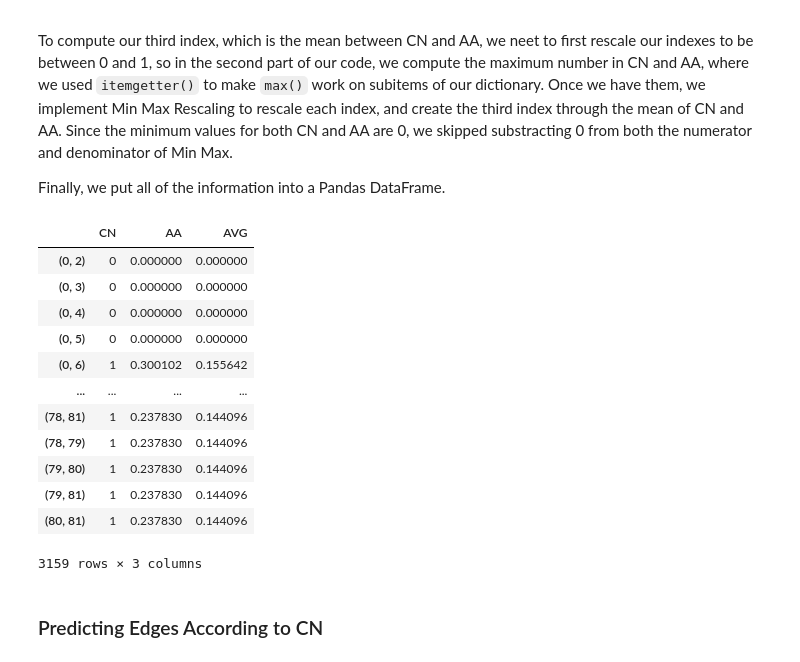
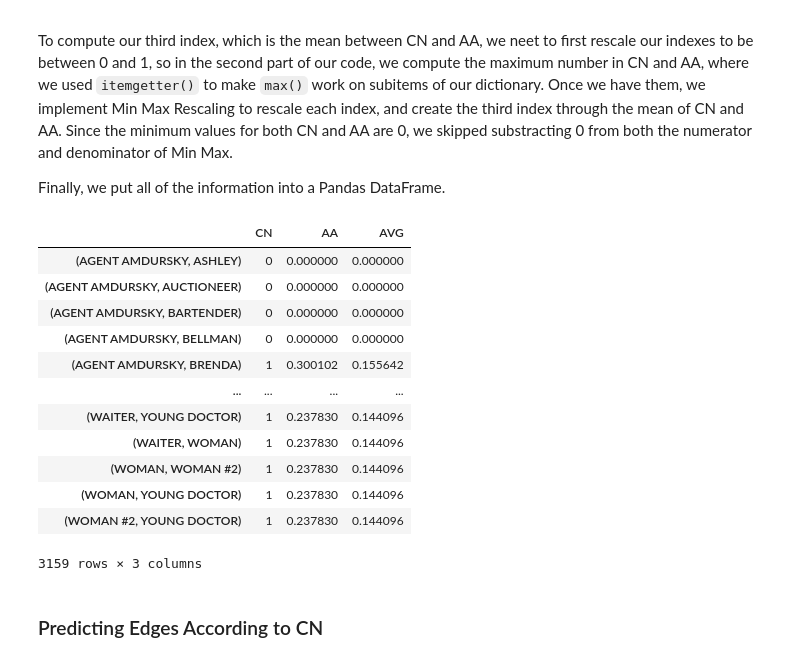
Before and after one commit to leofarfan7/luiss-sna-group-project, a Jupyter notebook: CatchMeIfYouCan_Group_Project.ipynb, the cells around one changed output. Drawn from its saved outputs; the diff is of its cells as text; code cells hidden in the pictures.

```diff
--- a/CatchMeIfYouCan_Group_Project.ipynb
+++ b/CatchMeIfYouCan_Group_Project.ipynb
@@ -696,5 +629,7 @@ for idx, cluster_nodes in enumerate(modularity_optimization):
     for node in cluster_nodes:
         partition_map[node] = idx
 
-node_colors = [partition_map[n] for n in G.nodes]
-nx.draw(G, node_color = node_colors, with_labels = True)
+for node, community_id in partition_map.items():
+    G.nodes[node]["community"] = community_id
+
+nx.write_gml(G, "catch_me_if_you_can_communities.gml")
@@ -715,42 +652,46 @@ Finally, we put all of the information into a Pandas DataFrame.
 # %%
 non_edges = list(nx.non_edges(G))
 indexes = {}
 predecessors = getPredecessors(G)
 
 for edge in non_edges:
   common_neighbors = list(nx.common_neighbors(G, edge[0], edge[1]))
   cn = len(common_neighbors)
   aa = sum([1/abs(math.log(len(predecessors[neighbor]))) for neighbor in common_neighbors])
   indexes[edge] = [cn, aa]
 
 cn_max=max(indexes.values(), key=itemgetter(0))[0]
 aa_max=max(indexes.values(), key=itemgetter(1))[1]
 
 for edge in indexes:
   cn_rescaled = (indexes[edge][0])/(cn_max) # cn_min=0
   aa_rescaled = (indexes[edge][1]/(aa_max)) # aa_min=0
   indexes[edge].append((cn_rescaled+aa_rescaled)/2)
 
-row_labels = list(indexes.keys())
-rows = [indexes[edge] for edge in row_labels]
+indexes_with_names = {}
+for edge in indexes:
+  indexes_with_names[(node_names[edge[0]], node_names[edge[1]])] = indexes[edge]
+
+row_labels = list(indexes_with_names.keys())
+rows = [indexes_with_names[edge] for edge in row_labels]
 column_labels = ["CN", "AA", "AVG"]
 
 indexes_df = pd.DataFrame(rows, index=row_labels, columns=column_labels)
 
 indexes_df
 # %% [output]
 |  | CN | AA | AVG |
-| (0, 2) | 0 | 0.000000 | 0.000000 |
-| (0, 3) | 0 | 0.000000 | 0.000000 |
-| (0, 4) | 0 | 0.000000 | 0.000000 |
-| (0, 5) | 0 | 0.000000 | 0.000000 |
-| (0, 6) | 1 | 0.300102 | 0.155642 |
+| (AGENT AMDURSKY, ASHLEY) | 0 | 0.000000 | 0.000000 |
+| (AGENT AMDURSKY, AUCTIONEER) | 0 | 0.000000 | 0.000000 |
+| (AGENT AMDURSKY, BARTENDER) | 0 | 0.000000 | 0.000000 |
+| (AGENT AMDURSKY, BELLMAN) | 0 | 0.000000 | 0.000000 |
+| (AGENT AMDURSKY, BRENDA) | 1 | 0.300102 | 0.155642 |
 | ... | ... | ... | ... |
-| (78, 81) | 1 | 0.237830 | 0.144096 |
-| (78, 79) | 1 | 0.237830 | 0.144096 |
-| (79, 80) | 1 | 0.237830 | 0.144096 |
-| (79, 81) | 1 | 0.237830 | 0.144096 |
-| (80, 81) | 1 | 0.237830 | 0.144096 |
+| (WAITER, YOUNG DOCTOR) | 1 | 0.237830 | 0.144096 |
+| (WAITER, WOMAN) | 1 | 0.237830 | 0.144096 |
+| (WOMAN, WOMAN #2) | 1 | 0.237830 | 0.144096 |
+| (WOMAN, YOUNG DOCTOR) | 1 | 0.237830 | 0.144096 |
+| (WOMAN #2, YOUNG DOCTOR) | 1 | 0.237830 | 0.144096 |
 3159 rows × 3 columns
 # %% [markdown]
 ### Predicting Edges According to CN
```
Also changed, not shown: parts of 29 cells of this notebook, 5 other files.
